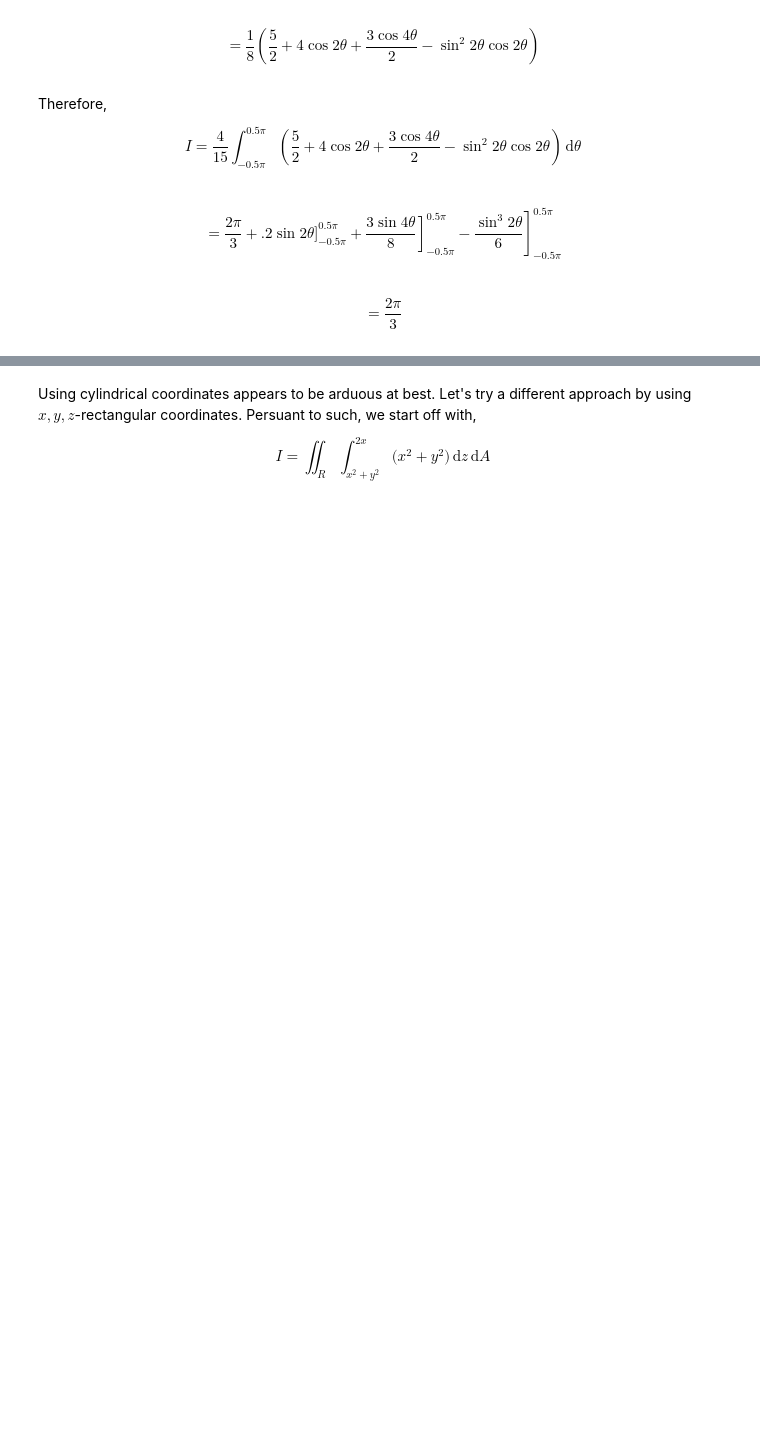
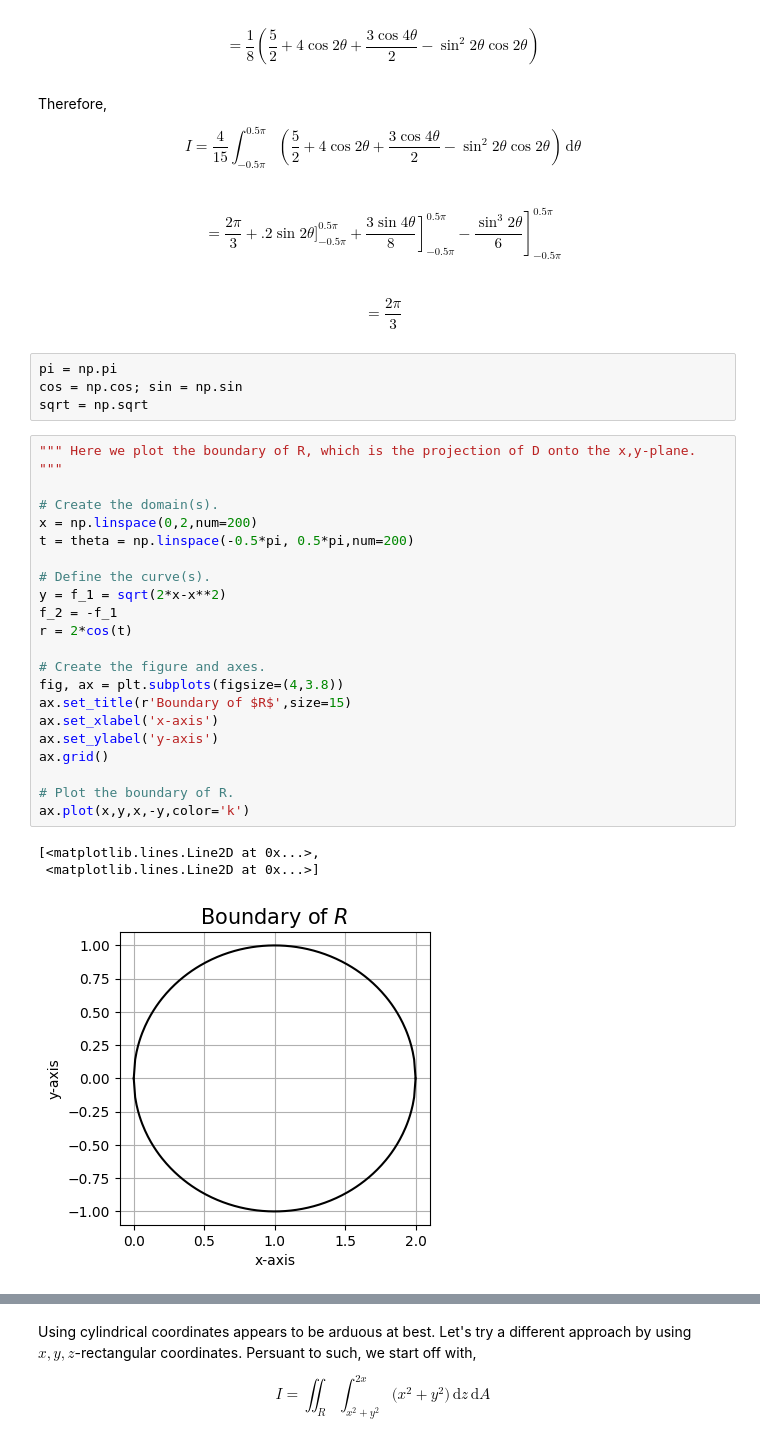
Before and after one commit to jordandll/MultivariableCalculus, a Jupyter notebook: TripleIntegrals/TripleIntegrals/PSet/pset10.ipynb, the cells around one changed output, grey strips where cells are left out. Cells and saved outputs as stored; diff of their text form; blank space fills up the shorter version.

```diff
--- a/TripleIntegrals/TripleIntegrals/PSet/pset10.ipynb
+++ b/TripleIntegrals/TripleIntegrals/PSet/pset10.ipynb
@@ -483,3 +483,32 @@ $$ I = \frac{4}{15}\int_{-0.5\pi}^{0.5\pi}\left(\frac{5}{2}+4\cos2\theta + \frac
 $$ = \frac{2\pi}{3} + \Big.2\sin2\theta\Big]_{-0.5\pi}^{0.5\pi} + \left.\frac{3\sin 4\theta}{8}\right]_{-0.5\pi}^{0.5\pi} - \left.\frac{\sin^3 2\theta}{6}\right]_{-0.5\pi}^{0.5\pi}$$
 # %% [markdown]
 $$ = \frac{2\pi}{3}$$
+# %%
+pi = np.pi
+cos = np.cos; sin = np.sin
+sqrt = np.sqrt
+# %%
+""" Here we plot the boundary of R, which is the projection of D onto the x,y-plane. """
+
+# Create the domain(s).
+x = np.linspace(0,2,num=200)
+t = theta = np.linspace(-0.5*pi, 0.5*pi,num=200)
+
+# Define the curve(s).
+y = f_1 = sqrt(2*x-x**2)
+f_2 = -f_1
+r = 2*cos(t)
+
+# Create the figure and axes.
+fig, ax = plt.subplots(figsize=(4,3.8))
+ax.set_title(r'Boundary of $R$',size=15)
+ax.set_xlabel('x-axis')
+ax.set_ylabel('y-axis')
+ax.grid()
+
+# Plot the boundary of R.
+ax.plot(x,y,x,-y,color='k')
+# %% [output]
+[<matplotlib.lines.Line2D at 0x...>,
+ <matplotlib.lines.Line2D at 0x...>]
+[figure, added]
```
Also changed, not shown: parts of 112 cells of this notebook.
